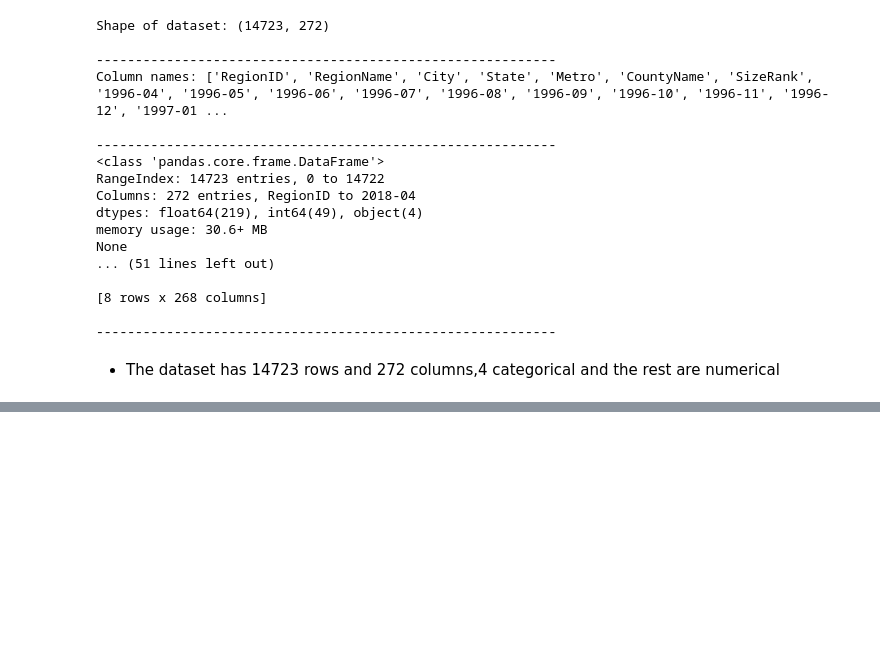
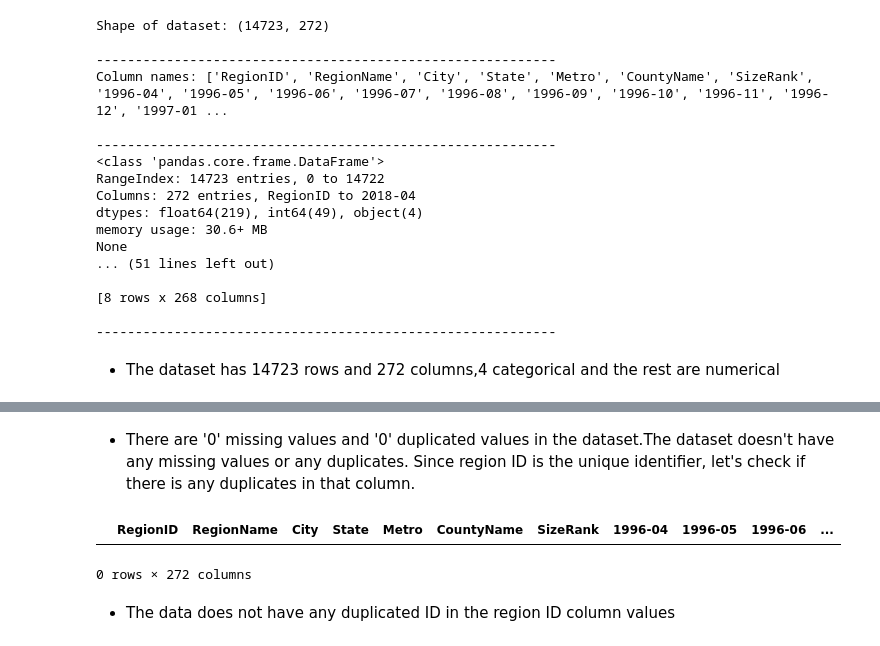
Before and after one commit to Derrick-wekesa/phase-4-project, a Jupyter notebook: student.ipynb, the cells around one changed output, grey strips where cells are left out. Cells and saved outputs as stored; diff of their text form; code cells hidden in the pictures; blank space fills up the shorter version.

```diff
--- a/student.ipynb
+++ b/student.ipynb
@@ -80,0 +167,13 @@ None
+# %%
+# Filling the 'Metro' column with the word 'missing'
+df['Metro'].fillna('missing', inplace=True)
+
+# Calculating the percentage of missing values for each column in the DataFrame
+missing_values = df.isnull().mean() * 100
+
+# Handling the date columns' missing values
+df.dropna(inplace=True)
+
+# Print the list of columns in the DataFrame along with their missing percentages
+for column, percentage in missing_values.items():
+    print(f"{column}: {percentage}%")
@@ -80,0 +198,10 @@ None
+# %% [markdown]
+- There are '0' missing values and '0' duplicated values in the dataset.The dataset doesn't have any missing values or any duplicates. Since region ID is the unique identifier, let's check if there is any duplicates in that column.
+# %%
+# Checking for duplicates in the region ID column only
+df[df['RegionID'].duplicated(keep=False)]
+# %% [output]
+|  | RegionID | RegionName | City | State | Metro | CountyName | SizeRank | 1996-04 | 1996-05 | 1996-06 | ... |
+0 rows × 272 columns
+# %% [markdown]
+- The data does not have any duplicated ID in the region ID column values
```
Also changed, not shown: parts of 11 cells of this notebook.
